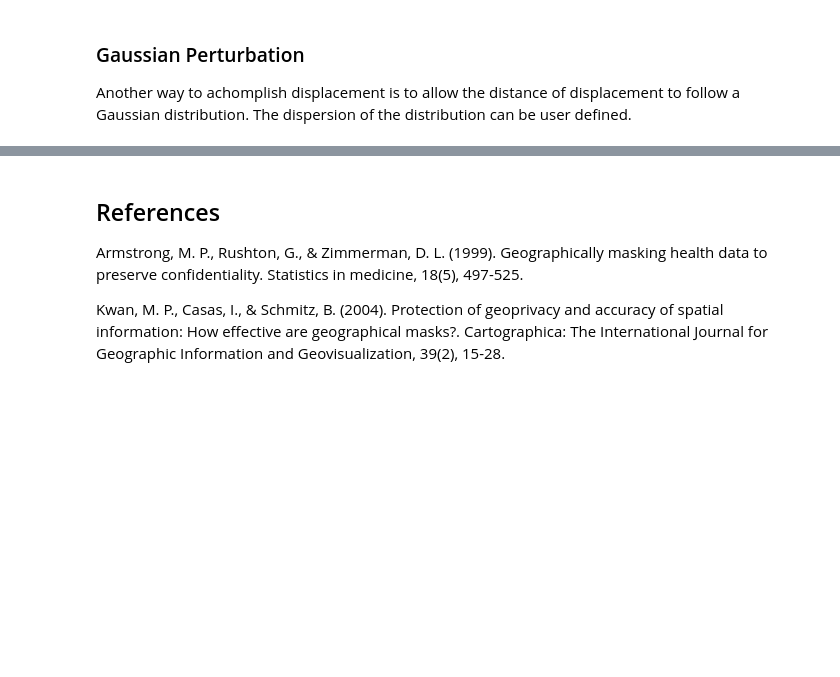
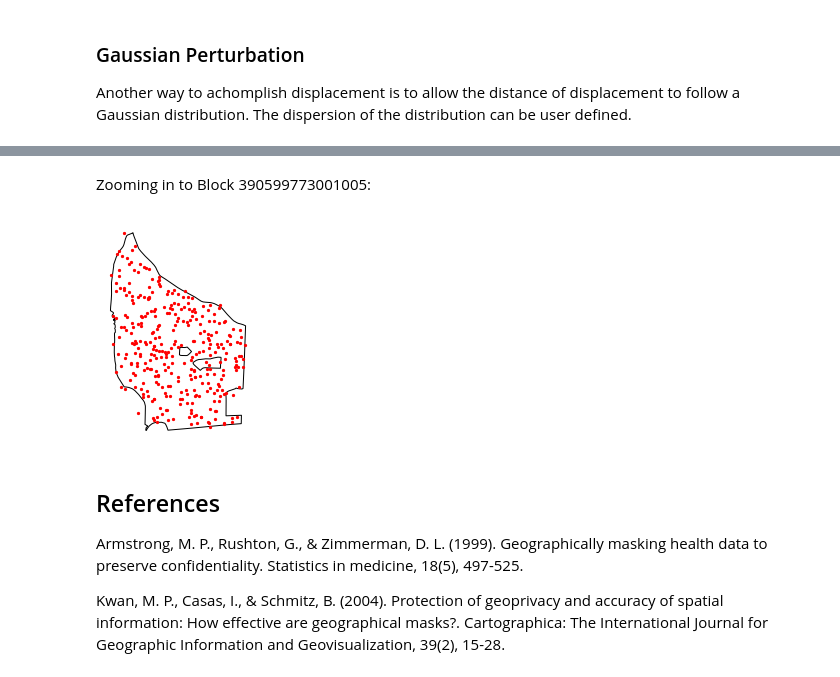
Before and after one commit to linyuehzzz/ucgis-iguide-geoprivacy, a Jupyter notebook: geomasking2.ipynb, the cells around one changed output, grey strips where cells are left out. Drawn from its saved outputs; the diff is of its cells as text; code cells hidden in the pictures; blank space fills up the shorter version.

```diff
--- a/geomasking2.ipynb
+++ b/geomasking2.ipynb
@@ -158,3 +178,12 @@ Another way to achomplish displacement is to allow the distance of displacement
+# %% [markdown]
+Zooming in to Block 390599773001005:
+# %%
+# Plot
+base = poly.loc[[1610],'geometry'].plot(color='white', edgecolor='black')
+ax = gdf_gp[gdf_gp['Block'] == blockid].plot(ax=base, markersize=5, color='red')
+ax.set_axis_off()
+# %% [output]
+[figure, added]
 # %% [markdown]
 <a id='ref'></a>
 ## References
```
Also changed, not shown: parts of 4 cells of this notebook.
